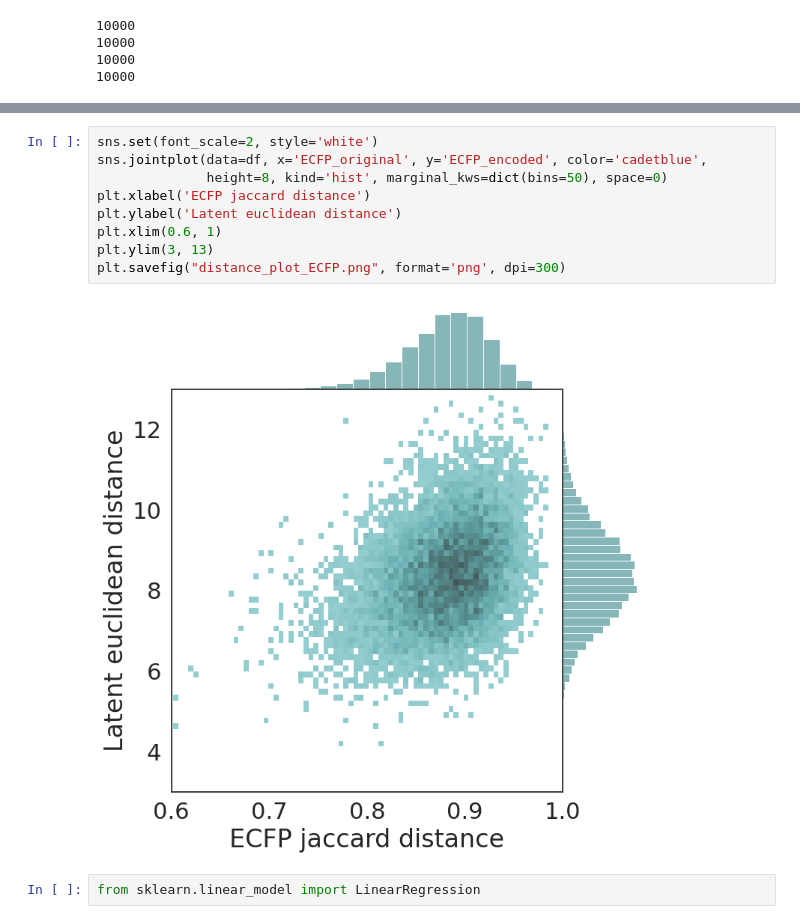
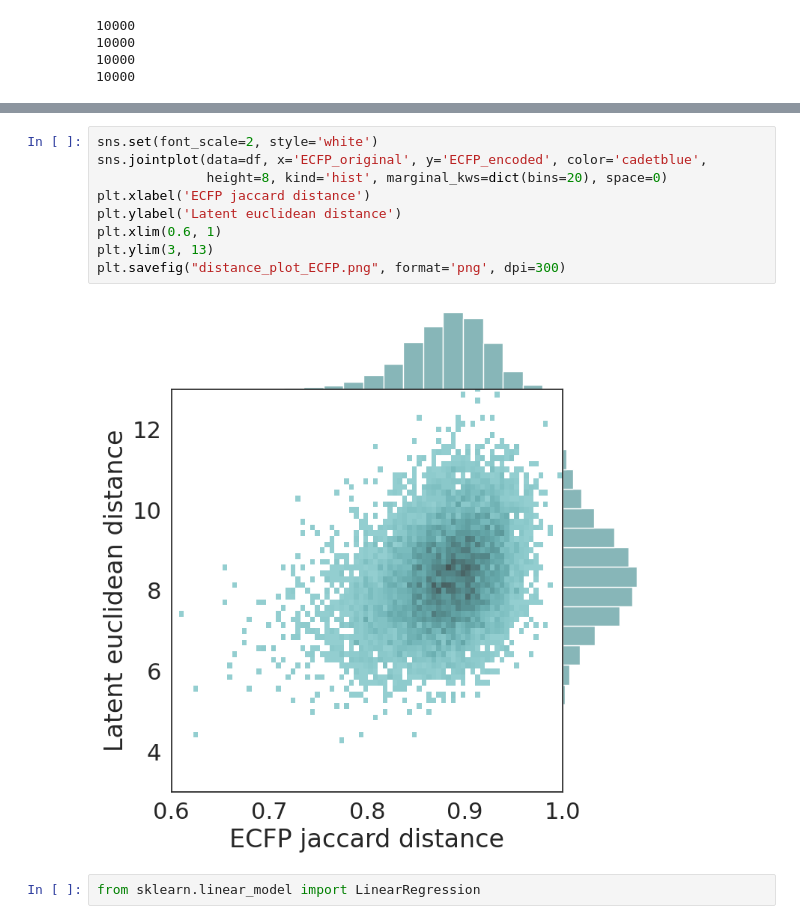
Before and after one commit to asiomchen/mldd23_project1, a Jupyter notebook: distance.ipynb, the cells around one changed output, grey strips where cells are left out. Drawn from its saved outputs; the diff is of its cells as text.

```diff
--- a/data_analysis/distance.ipynb
+++ b/distance.ipynb
@@ -129,14 +129,14 @@ plt.savefig("distance_plot_klek.png", format='png', dpi=300)
 # %%
 sns.set(font_scale=2, style='white')
 sns.jointplot(data=df, x='ECFP_original', y='ECFP_encoded', color='cadetblue',
-              height=8, kind='hist', marginal_kws=dict(bins=50), space=0)
+              height=8, kind='hist', marginal_kws=dict(bins=20), space=0)
 plt.xlabel('ECFP jaccard distance')
 plt.ylabel('Latent euclidean distance')
 plt.xlim(0.6, 1)
 plt.ylim(3, 13)
 plt.savefig("distance_plot_ECFP.png", format='png', dpi=300)
 # %% [output]
-[figure, old version]
+[figure, new version]
 # %%
 from sklearn.linear_model import LinearRegression
 # %%
```
Also changed, not shown: parts of 4 cells of this notebook, 18 other files.
